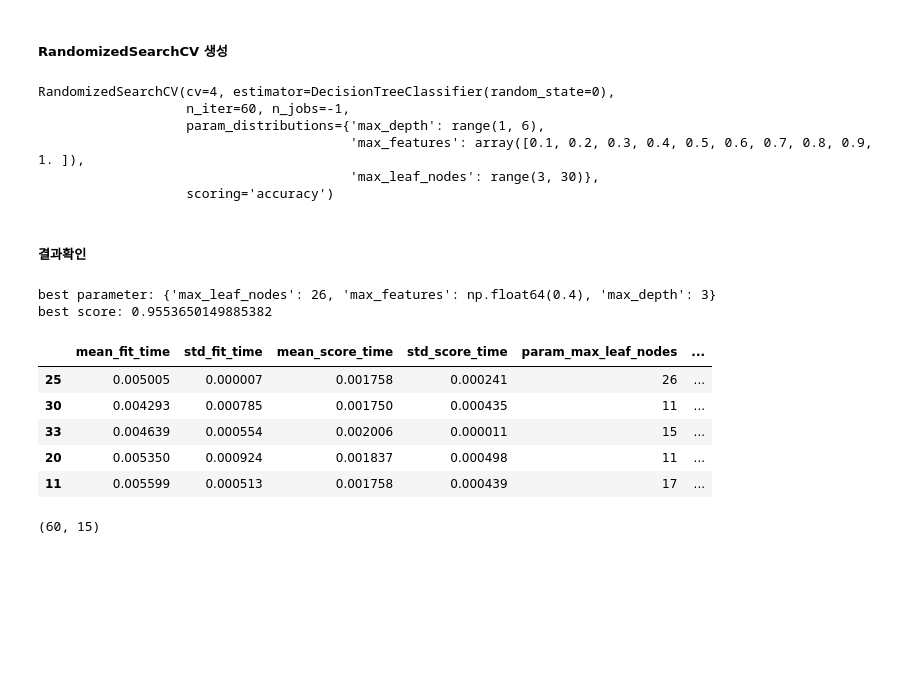
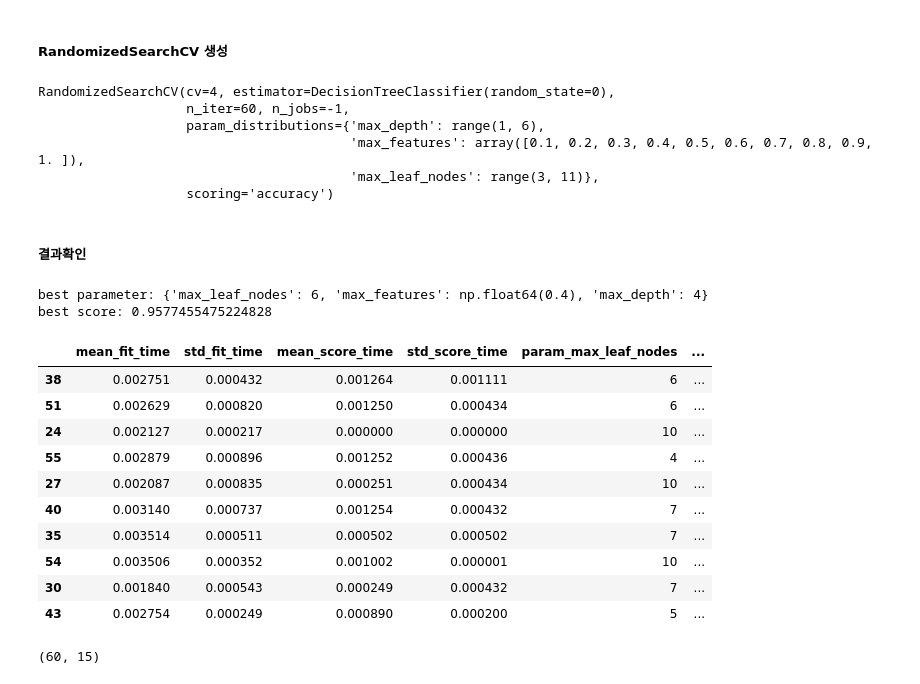
Before and after one commit to NGGW519/SKN13_mysrc, a Jupyter notebook: 08_머신러닝/06_과적합_일반화_그리드서치_파이프라인.ipynb, the cells around one changed output. Cells and saved outputs as stored; diff of their text form; code cells hidden in the pictures; blank space fills up the shorter version.

```diff
--- a/08_머신러닝/06_과적합_일반화_그리드서치_파이프라인.ipynb
+++ b/08_머신러닝/06_과적합_일반화_그리드서치_파이프라인.ipynb
@@ -534,9 +547,10 @@ import numpy as np
 model = DecisionTreeClassifier(random_state=0)
 params = {
     "max_depth": range(1, 6),
-    "max_leaf_nodes": range(3, 30),
+    "max_leaf_nodes": range(3, 11),
     "max_features": np.arange(0.1, 1.1, 0.1), # 학습할 때 사용할 feature(컬럼)의 개수(비율) / 정수를 쓰면 개수가 됨
-                                              # 질문을 하면서 0과1로 나눌때마다 3개(총 30개중 3개)를 뽑는 것
+                                              # 예를 들어 0.3이 뽑혔다면 분기를 고려할때 전체중 30%의 컬럼만 고려하겠다는 뜻
+                                              # max feature를 넣으니 GridSearch와 값이 다르다? 규제파라미터의 일환
 }
 rs = RandomizedSearchCV(
     model,       # 하이퍼파라미터를 찾을 모델
@@ -552,7 +566,7 @@ RandomizedSearchCV(cv=4, estimator=DecisionTreeClassifier(random_state=0),
                    n_iter=60, n_jobs=-1,
                    param_distributions={'max_depth': range(1, 6),
                                         'max_features': array([0.1, 0.2, 0.3, 0.4, 0.5, 0.6, 0.7, 0.8, 0.9, 1. ]),
-                                        'max_leaf_nodes': range(3, 30)},
+                                        'max_leaf_nodes': range(3, 11)},
                    scoring='accuracy')
 # %% [markdown]
 ##### 결과확인
@@ -560,19 +574,24 @@ RandomizedSearchCV(cv=4, estimator=DecisionTreeClassifier(random_state=0),
 print("best parameter:", rs.best_params_)
 print("best score:", rs.best_score_)
 # %% [output]
-best parameter: {'max_leaf_nodes': 26, 'max_features': np.float64(0.4), 'max_depth': 3}
-best score: 0.9553650149885382
+best parameter: {'max_leaf_nodes': 6, 'max_features': np.float64(0.4), 'max_depth': 4}
+best score: 0.9577455475224828
 # %%
 import pandas as pd
 rs_result_df = pd.DataFrame(rs.cv_results_)
-rs_result_df.sort_values('rank_test_score').head()
+rs_result_df.sort_values('rank_test_score').head(10)
 # %% [output]
 |  | mean_fit_time | std_fit_time | mean_score_time | std_score_time | param_max_leaf_nodes | ... |
-| 25 | 0.005005 | 0.000007 | 0.001758 | 0.000241 | 26 | ... |
-| 30 | 0.004293 | 0.000785 | 0.001750 | 0.000435 | 11 | ... |
-| 33 | 0.004639 | 0.000554 | 0.002006 | 0.000011 | 15 | ... |
-| 20 | 0.005350 | 0.000924 | 0.001837 | 0.000498 | 11 | ... |
-| 11 | 0.005599 | 0.000513 | 0.001758 | 0.000439 | 17 | ... |
+| 38 | 0.002751 | 0.000432 | 0.001264 | 0.001111 | 6 | ... |
+| 51 | 0.002629 | 0.000820 | 0.001250 | 0.000434 | 6 | ... |
+| 24 | 0.002127 | 0.000217 | 0.000000 | 0.000000 | 10 | ... |
+| 55 | 0.002879 | 0.000896 | 0.001252 | 0.000436 | 4 | ... |
+| 27 | 0.002087 | 0.000835 | 0.000251 | 0.000434 | 10 | ... |
+| 40 | 0.003140 | 0.000737 | 0.001254 | 0.000432 | 7 | ... |
+| 35 | 0.003514 | 0.000511 | 0.000502 | 0.000502 | 7 | ... |
+| 54 | 0.003506 | 0.000352 | 0.001002 | 0.000001 | 10 | ... |
+| 30 | 0.001840 | 0.000543 | 0.000249 | 0.000432 | 7 | ... |
+| 43 | 0.002754 | 0.000249 | 0.000890 | 0.000200 | 5 | ... |
 # %%
 rs_result_df.shape
 
```
Also changed, not shown: parts of 33 cells of this notebook, 2 other files.
